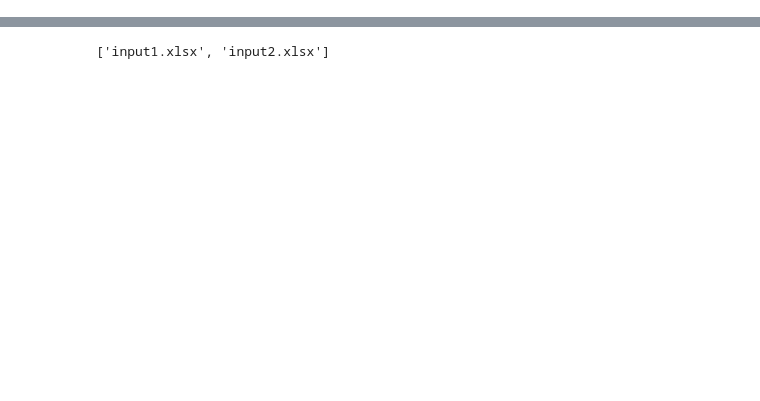
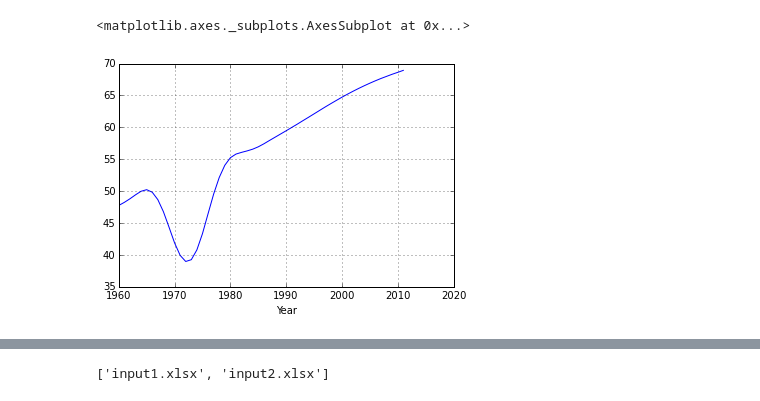
Before and after one commit to livewithpython/python-excel-tutorial, a Jupyter notebook: Python for Data Analysis.ipynb, the cells around one changed output, grey strips where cells are left out. Saved outputs shown, nothing was run; the diff lists cells and outputs as text; code cells hidden in the pictures; blank space fills up the shorter version.

Commit message:
finalise Python for Data Analysis

```diff
--- a/Python for Data Analysis.ipynb
+++ b/Python for Data Analysis.ipynb
@@ -0,0 +450,4 @@
+# %%
+import pandas as pd
+data = pd.read_csv('data/theglobaleconomy_life_expectancy.csv')
+data
@@ -0,0 +506,3 @@
+# %%
+ndata = data.rename(columns={'Life expectancy  in years' : 'Expectancy', 'code' : 'Code', 'year': 'Year'})
+ndata.columns
@@ -0,0 +518,3 @@
+# %%
+ndata.dropna(inplace=True)
+ndata
@@ -0,0 +666,3 @@
+# %%
+bdata = ndata[ndata['Code'] == 'BD']
+bdata
@@ -0,0 +737,6 @@
+# %%
+#Bangladesh Life Expectancy
+bdata.plot(x='Year', y='Expectancy')
+# %% [output]
+<matplotlib.axes._subplots.AxesSubplot at 0x...>
+[figure, added]
```
Also changed, not shown: parts of 68 cells of this notebook, 7 other files.
